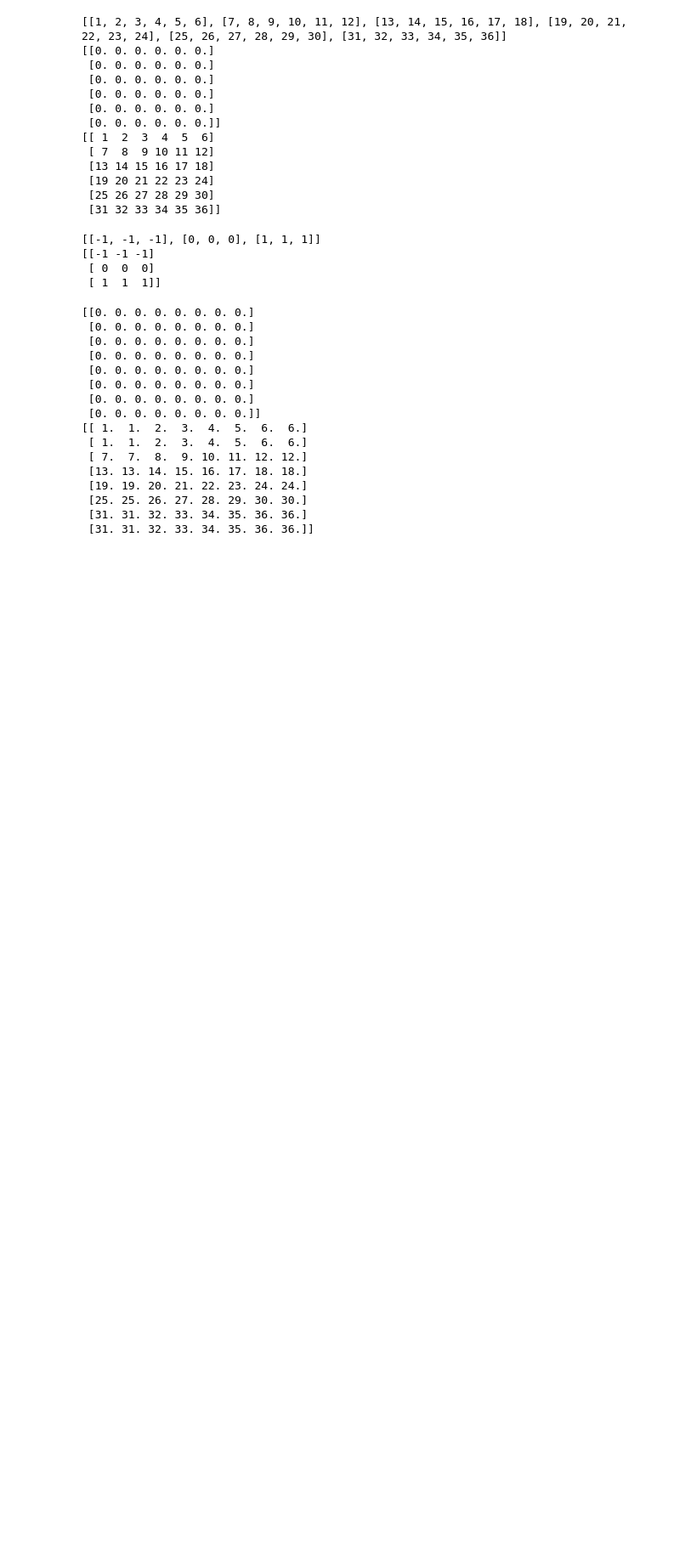
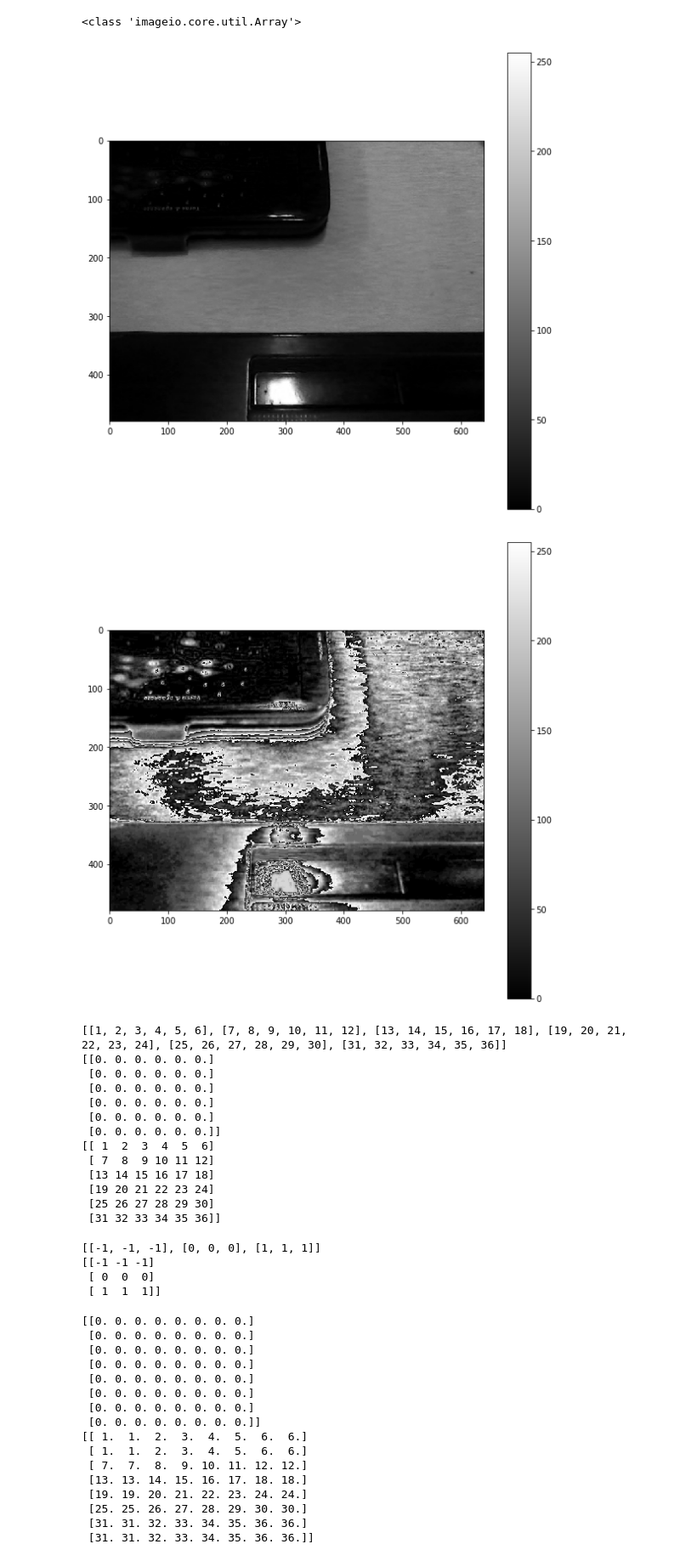
Before and after one commit to jecs89/LearningEveryDay, a Jupyter notebook: IP/ex2.ipynb, the cells around one changed output. Shown at 85% size. Drawn from its saved outputs; the diff is of its cells as text; code cells hidden in the pictures; blank space fills up the shorter version.

```diff
--- a/IP/ex2.ipynb
+++ b/IP/ex2.ipynb
@@ -102,5 +165,9 @@ def my_fun( filename='frame0.jpg', method='1' ):
 # %%
-my_fun(method=2)
+my_fun(method=3)
+# %% [output]
+<class 'imageio.core.util.Array'>
+[figure, added]
+[figure, added]
 # %%
 I = [[1,2,3,4,5,6],[7,8,9,10,11,12],[13,14,15,16,17,18],[19,20,21,22,23,24],[25,26,27,28,29,30],[31,32,33,34,35,36]]
 print(I)
```
Also changed, not shown: parts of 3 cells of this notebook.
